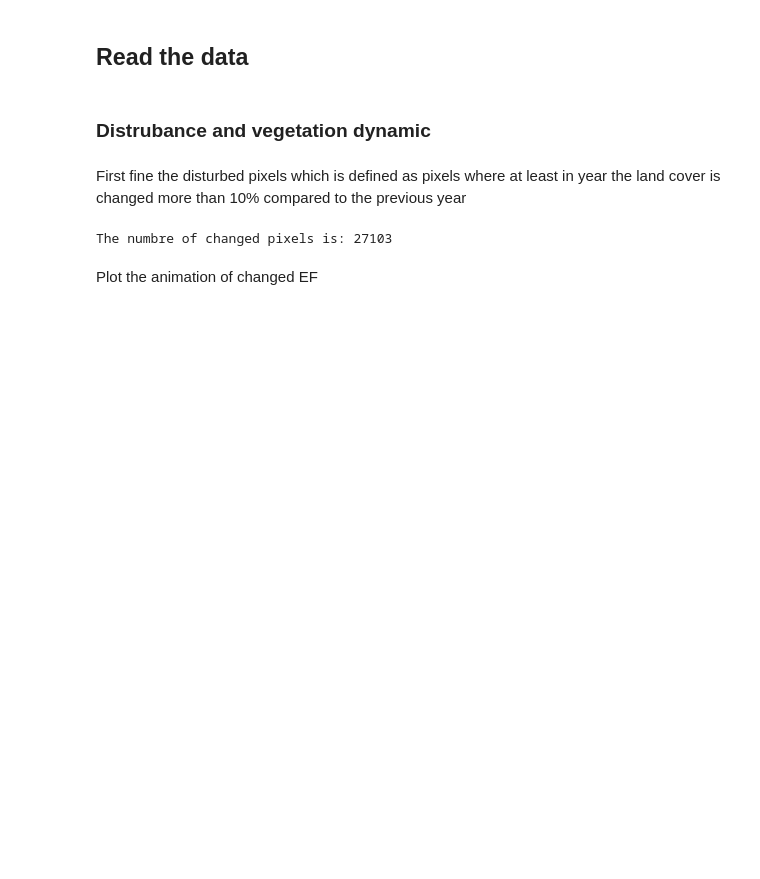
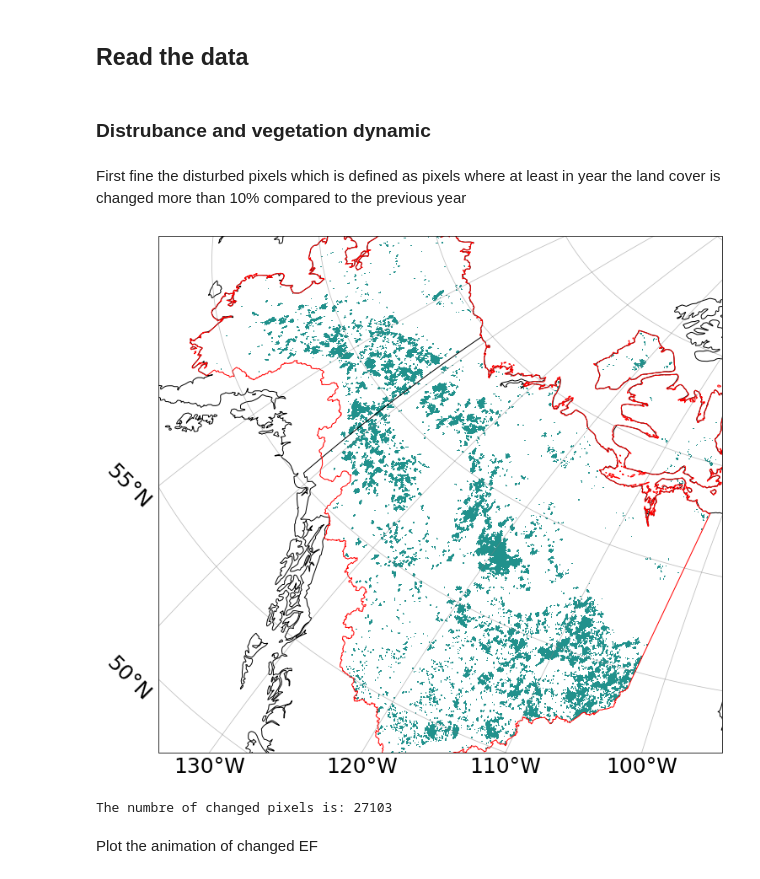
Before and after one commit to hamiddashti/greeness, a Jupyter notebook: codes/src/analyses_v4.ipynb, the cells around one changed output. Saved outputs shown, nothing was run; the diff lists cells and outputs as text; code cells hidden in the pictures; blank space fills up the shorter version.

```diff
--- a/codes/src/analyses_v4.ipynb
+++ b/codes/src/analyses_v4.ipynb
@@ -72,6 +72,59 @@ not_changed = not_changed.where(mask_tmp == True)
 lc_changed = lc.where(changed == True)
 lc_not_changed = lc.where(not_changed == True)
 lc_changed_df = lc_changed.mean(["lat", "lon"]).to_pandas()
+# %%
+import cartopy.crs as ccrs
+import cartopy.feature as cf
+import matplotlib.pyplot as plt
+from mpl_toolkits.axes_grid1.inset_locator import inset_axes
+import geopandas as gpd
+import matplotlib.gridspec as gridspec
+import descartes
+
+# Rest of your code...
+plt.figure(figsize=(12, 12))
+gs1 = gridspec.GridSpec(1, 1)
+gs1.update(wspace=0.14, hspace=0.1)  # set the spacing between axes.
+
+ax1 = plt.subplot(gs1[0], projection=ccrs.Orthographic(-80, 40))
+
+# Read the shapefile
+gdf = gpd.read_file("../../data/shp_files/CoreDomain_geographic.shp")
+
+# Hide the axis labels
+ax1.set_xticks([])
+ax1.set_yticks([])
+
+# Rest of your code...
+s1 = changed.where(changed==True).plot(
+    transform=ccrs.PlateCarree(),
+    add_labels=False,
+    add_colorbar=False
+)
+p = ax1.gridlines(
+    draw_labels=True,
+    dms=True,
+    x_inline=False,
+    y_inline=False,
+    color="gray",
+    alpha=0.5,
+    xlocs=np.arange(-150, -90, 10),
+)
+ax1.set_extent([-110, -150, 55, 75], crs=ccrs.PlateCarree())
+ax1.add_feature(cf.COASTLINE)
+ax1.add_feature(cf.BORDERS)
+p.xlabel_style = {"size": 25}
+p.ylabel_style = {"size": 25, "rotation": -45}
+p.right_labels = False
+p.top_labels = False
+
+# Overlay the shapefile geometries
+for geom in gdf['geometry']:
+    ax1.add_geometries([geom], crs=ccrs.PlateCarree(), edgecolor='red', facecolor='none')
+
+plt.savefig("../manuscript/figures/StudyArea.png", bbox_inches="tight", pad_inches=0.1, aspect=1)
+# %% [output]
+[figure, added]
 # %%
 print("The numbre of changed pixels is:",changed.sum().values)
 # %% [output]
```
Also changed, not shown: parts of 4 cells of this notebook, 1 other file.
